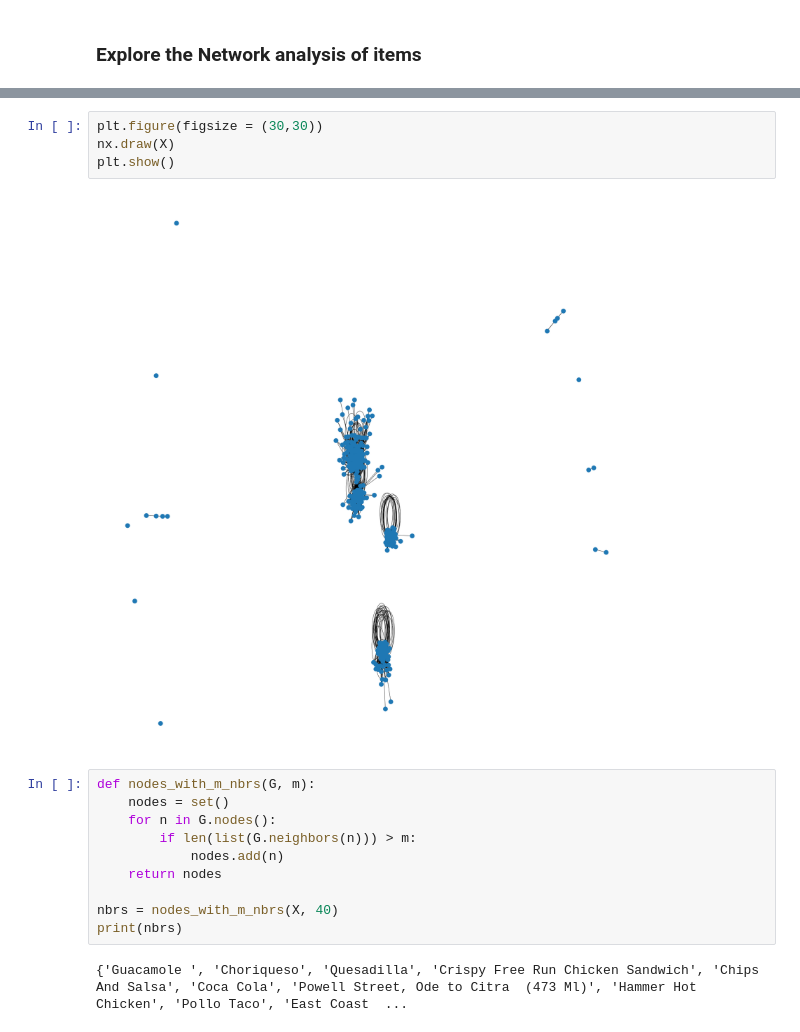
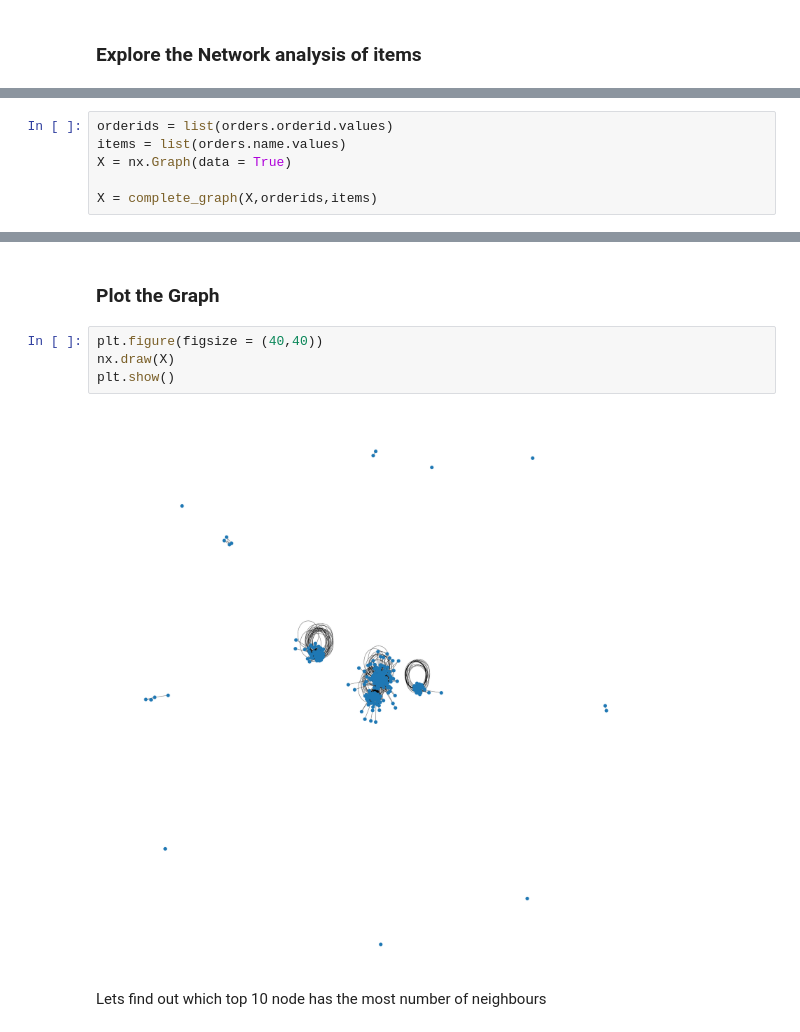
Before and after one commit to nakisa84/personalized-food-recommendation, a Jupyter notebook: notebooks/item-network-analysis.ipynb, the cells around one changed output, grey strips where cells are left out. Saved outputs shown, nothing was run; the diff lists cells and outputs as text.

```diff
--- a/notebooks/item-network-analysis.ipynb
+++ b/notebooks/item-network-analysis.ipynb
@@ -36,0 +99,6 @@ for i in range(len(orderids) - 1):
+# %%
+orderids = list(orders.orderid.values)
+items = list(orders.name.values)
+X = nx.Graph(data = True)
+
+X = complete_graph(X,orderids,items)
@@ -53,19 +127,11 @@ total_edges[:10]
+# %% [markdown]
+### Plot the Graph
 # %%
-plt.figure(figsize = (30,30))
+plt.figure(figsize = (40,40))
 nx.draw(X)
 plt.show()
 # %% [output]
-[figure, old version]
+[figure, new version]
-# %%
-def nodes_with_m_nbrs(G, m):
-    nodes = set()
-    for n in G.nodes():
-        if len(list(G.neighbors(n))) > m:
-            nodes.add(n)
-    return nodes
-
-nbrs = nodes_with_m_nbrs(X, 40)
-print(nbrs)
-# %% [output]
-{'Guacamole ', 'Choriqueso', 'Quesadilla', 'Crispy Free Run Chicken Sandwich', 'Chips And Salsa', 'Coca Cola', 'Powell Street, Ode to Citra  (473 Ml)', 'Hammer Hot Chicken', 'Pollo Taco', 'East Coast  ...
+# %% [markdown]
+Lets find out which top 10 node has the most number of neighbours
 # %%
```
Also changed, not shown: parts of 18 cells of this notebook.
